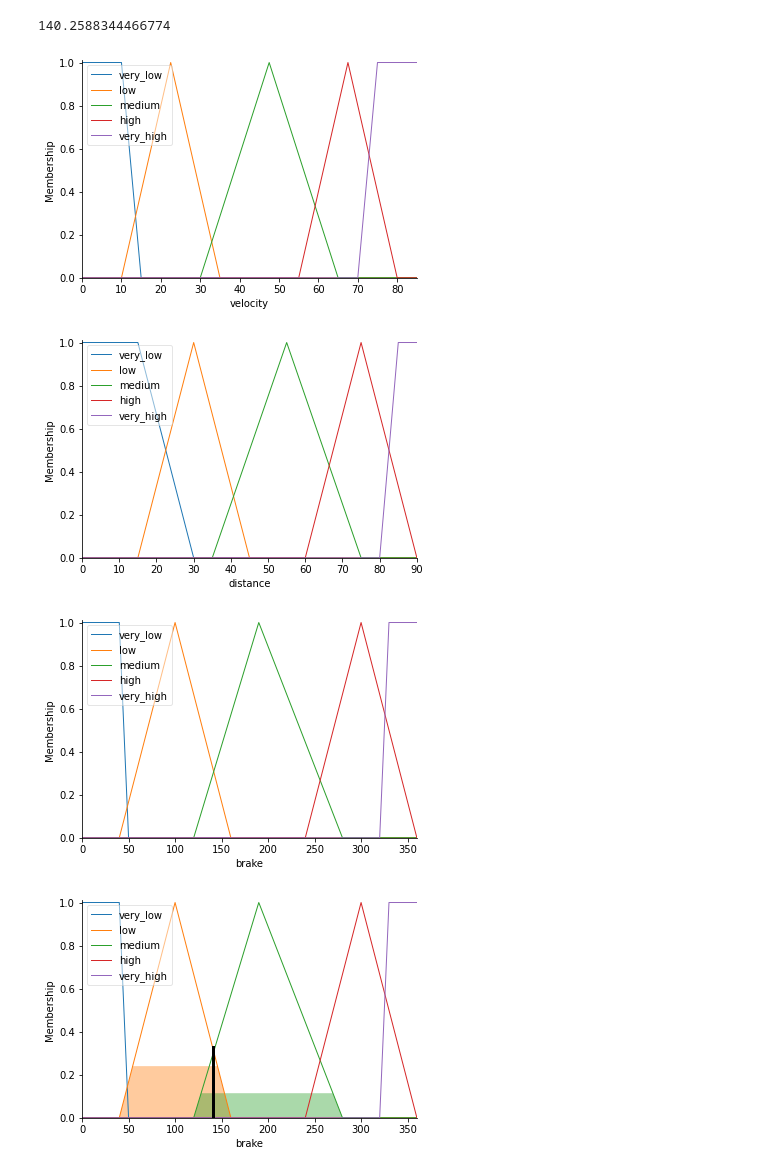
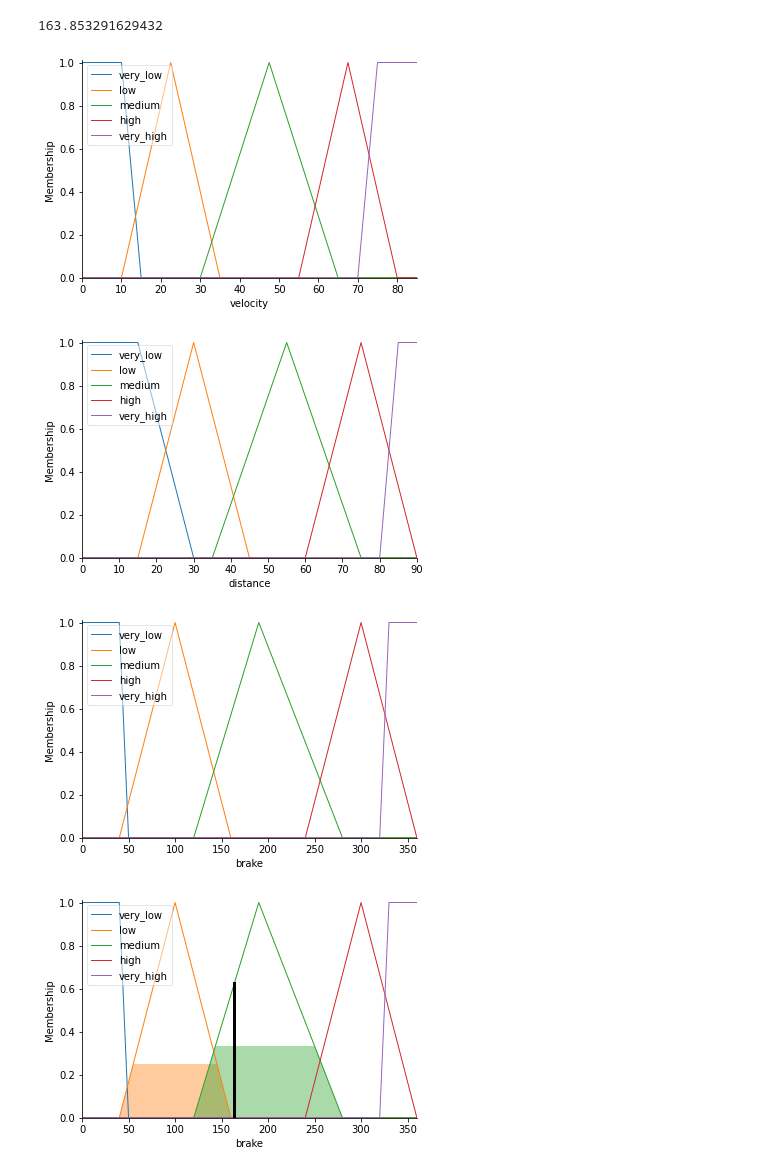
Before and after one commit to hoyirul/Artificial_Intelligence, a Jupyter notebook: P3/prak2.ipynb, the cells around one changed output. Drawn from its saved outputs; the diff is of its cells as text; code cells hidden in the pictures.

```diff
--- a/P3/prak2.ipynb
+++ b/P3/prak2.ipynb
@@ -46,34 +46,34 @@ rule11 = ctrl.Rule(velocity['medium'] & distance['very_low'], brake['very_high']
 rule12 = ctrl.Rule(velocity['medium'] & distance['low'], brake['high'])
 rule13 = ctrl.Rule(velocity['medium'] & distance['medium'], brake['medium'])
 rule14 = ctrl.Rule(velocity['medium'] & distance['high'], brake['low'])
 rule15 = ctrl.Rule(velocity['medium'] & distance['very_high'], brake['very_low'])
 
 rule16 = ctrl.Rule(velocity['high'] & distance['very_low'], brake['very_high'])
 rule17 = ctrl.Rule(velocity['high'] & distance['low'], brake['high'])
 rule18 = ctrl.Rule(velocity['high'] & distance['medium'], brake['high'])
 rule19 = ctrl.Rule(velocity['high'] & distance['high'], brake['medium'])
 rule20 = ctrl.Rule(velocity['high'] & distance['very_high'], brake['low'])
 
 rule21 = ctrl.Rule(velocity['very_high'] & distance ['very_low'], brake['very_high'])
 rule22 = ctrl.Rule(velocity['very_high'] & distance['low'], brake['very_high'])
 rule23 = ctrl.Rule(velocity['very_high'] & distance['medium'], brake['high'])
 rule24 = ctrl.Rule(velocity['very_high'] & distance['high'], brake['medium'])
 rule25 = ctrl.Rule(velocity['very_high'] & distance['very_high'], brake['low'])
 
 brake_ctrl = ctrl.ControlSystem([rule1, rule2, rule3, rule4, rule5, rule6, rule7, rule8, rule9, rule10, rule11, rule12, rule13, rule14,
 rule15, rule16, rule17, rule18, rule19, rule20, rule21, rule22, rule23, rule24, rule25])
 
 braking = ctrl.ControlSystemSimulation(brake_ctrl)
-braking.input['velocity'] = 32
-braking.input['distance'] = 56
+braking.input['velocity'] = 30
+braking.input['distance'] = 40
 braking.compute()
 
 print(braking.output['brake'])
 brake.view(sim=braking)
 plt.show()
 # %% [output]
-140.2588344466774
+163.853291629432
 [figure]
 [figure]
 [figure]
-[figure, old version]
+[figure, new version]
```
Also changed, not shown: 14 other files.
